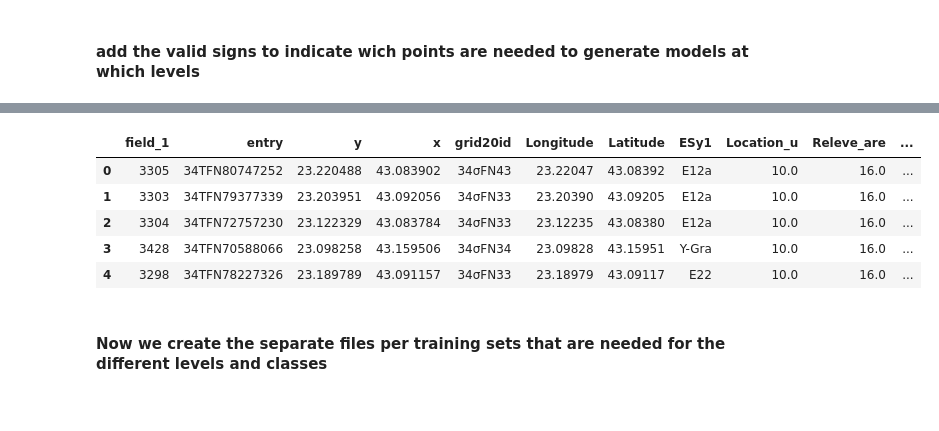
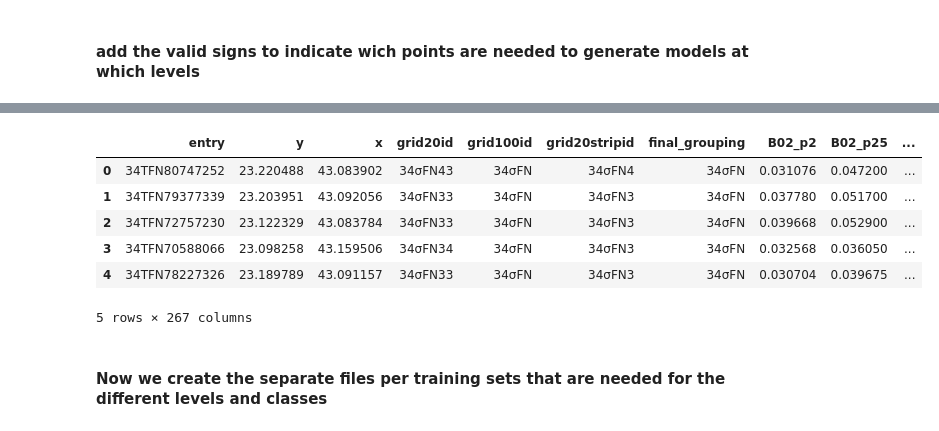
Before and after one commit to mbuchhorn/training_material, a Jupyter notebook: SONATA/step3a_prepare-data-for-feature-selection.ipynb, the cells around one changed output, grey strips where cells are left out. Drawn from its saved outputs; the diff is of its cells as text; code cells hidden in the pictures.

```diff
--- a/SONATA/step3a_prepare-data-for-feature-selection.ipynb
+++ b/SONATA/step3a_prepare-data-for-feature-selection.ipynb
@@ -31,7 +31,7 @@ version = 1
 area = 'Pannonian'
 year = 2024
 typo = 2021
-gda = pd.read_csv(r'./data/extracted_features.csv') # input file: training data input for feature selection WITH extracted features!
+gda = gpd.read_file(r'./data/RD_point-extraction_EUNIS2021plus_2024.gpkg') # input file: training data input for feature selection WITH extracted features!
 print(gda.head())
 # create output folder if not yet existing
 filename_base = os.path.normpath(f'/data/habitat/serbia/BIOS_visit_march/prep_data') # output folder --> specify where you are going to store the files (local disk)
@@ -73,40 +122,28 @@ print(gda.head())
 # %%
-keys_to_rename = [{'MGRSid10':'entry'}, {'center_lat': 'x'}, {'center_lon':'y'}]
-for key in keys_to_rename:
-        if list(key.keys())[0] in gda.columns:
-                gda = gda.rename(columns = key)
-
-keep_columns_L2 = ['entry', 'x', 'y', 'PlantBert1']
-gda = gda.rename(columns={'PlantBert1': 'label_L3'})
-gda['label_L2'] = gda['label_L3'].astype(str).str[:-1]
-gda['label_L1'] = gda['label_L3'].astype(str).str[:1]
-# Get unique sets
-unique_L1 = set(gda['label_L1'].unique())
-unique_L2 = set(gda['label_L2'].unique())
-unique_L3 = set(gda['label_L3'].unique())
 # Initialize validity columns
 gda['valid_L1'] = True  # Always True for L1
 def check_valid_L2(label_L1):
     return len(set(l for l in unique_L2 if l.startswith(label_L1))) > 1
 
 def check_valid_L3(label_L2, label_L3):
     if label_L3.startswith('M'):
         return len(set(l for l in unique_L3 if l.startswith(label_L3[:3]))) > 1
     else:
         return len(set(l for l in unique_L3 if l.startswith(label_L3[:2]))) > 1
 
 # Assign validity for L2 and L3
 gda['valid_L2'] = gda['label_L1'].apply(check_valid_L2)
 gda['valid_L3'] = gda.apply(lambda row: check_valid_L3(row['label_L2'], row['label_L3']), axis=1)
 
 # Display processed DataFrame
 gda.head()
 # %% [output]
-|  | field_1 | entry | y | x | grid20id | Longitude | Latitude | ESy1 | Location_u | Releve_are | ... |
-| 0 | 3305 | 34TFN80747252 | 23.220488 | 43.083902 | 34σFN43 | 23.22047 | 43.08392 | E12a | 10.0 | 16.0 | ... |
-| 1 | 3303 | 34TFN79377339 | 23.203951 | 43.092056 | 34σFN33 | 23.20390 | 43.09205 | E12a | 10.0 | 16.0 | ... |
-| 2 | 3304 | 34TFN72757230 | 23.122329 | 43.083784 | 34σFN33 | 23.12235 | 43.08380 | E12a | 10.0 | 16.0 | ... |
-| 3 | 3428 | 34TFN70588066 | 23.098258 | 43.159506 | 34σFN34 | 23.09828 | 43.15951 | Y-Gra | 10.0 | 16.0 | ... |
-| 4 | 3298 | 34TFN78227326 | 23.189789 | 43.091157 | 34σFN33 | 23.18979 | 43.09117 | E22 | 10.0 | 16.0 | ... |
+|  | entry | y | x | grid20id | grid100id | grid20stripid | final_grouping | B02_p2 | B02_p25 | ... |
+| 0 | 34TFN80747252 | 23.220488 | 43.083902 | 34σFN43 | 34σFN | 34σFN4 | 34σFN | 0.031076 | 0.047200 | ... |
+| 1 | 34TFN79377339 | 23.203951 | 43.092056 | 34σFN33 | 34σFN | 34σFN3 | 34σFN | 0.037780 | 0.051700 | ... |
+| 2 | 34TFN72757230 | 23.122329 | 43.083784 | 34σFN33 | 34σFN | 34σFN3 | 34σFN | 0.039668 | 0.052900 | ... |
+| 3 | 34TFN70588066 | 23.098258 | 43.159506 | 34σFN34 | 34σFN | 34σFN3 | 34σFN | 0.032568 | 0.036050 | ... |
+| 4 | 34TFN78227326 | 23.189789 | 43.091157 | 34σFN33 | 34σFN | 34σFN3 | 34σFN | 0.030704 | 0.039675 | ... |
+5 rows × 267 columns
 # %% [markdown]
 #### Now we create the separate files per training sets that are needed for the different levels and classes
```
Also changed, not shown: parts of 6 cells of this notebook.
